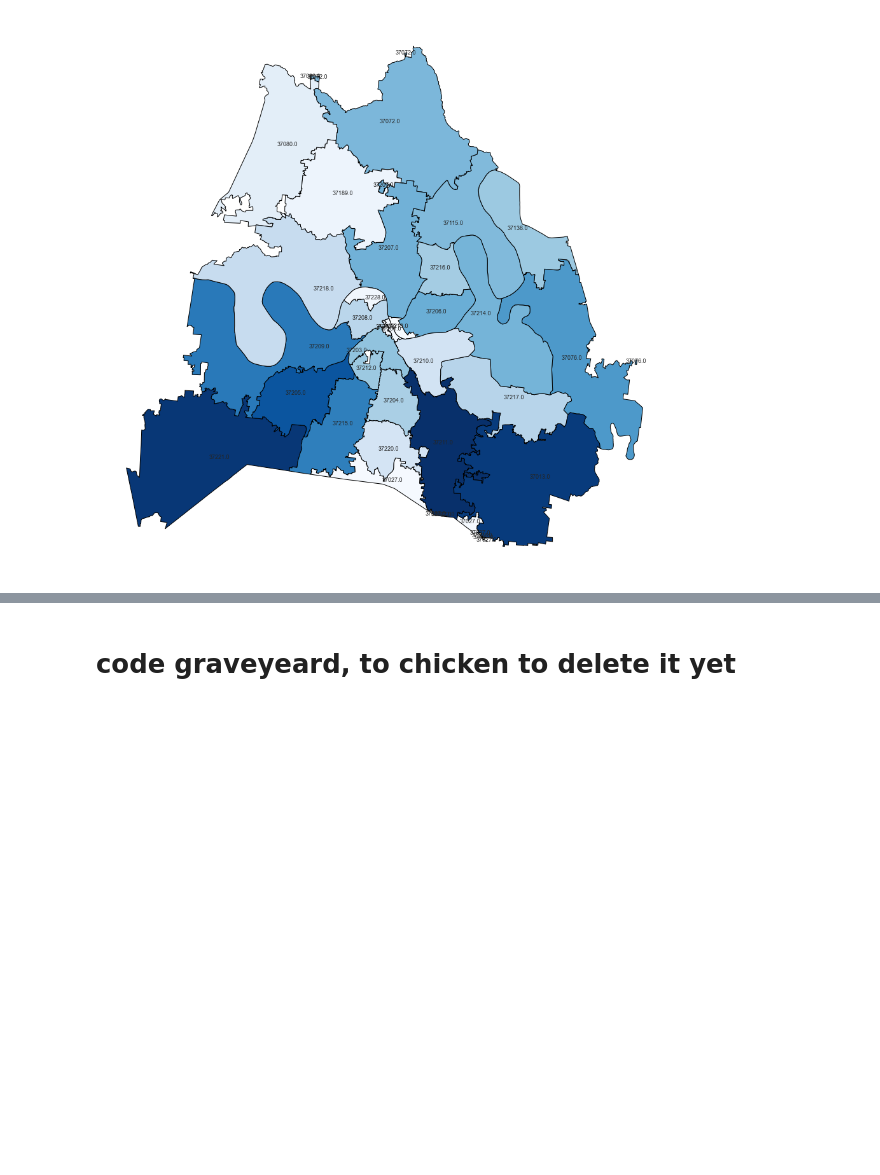
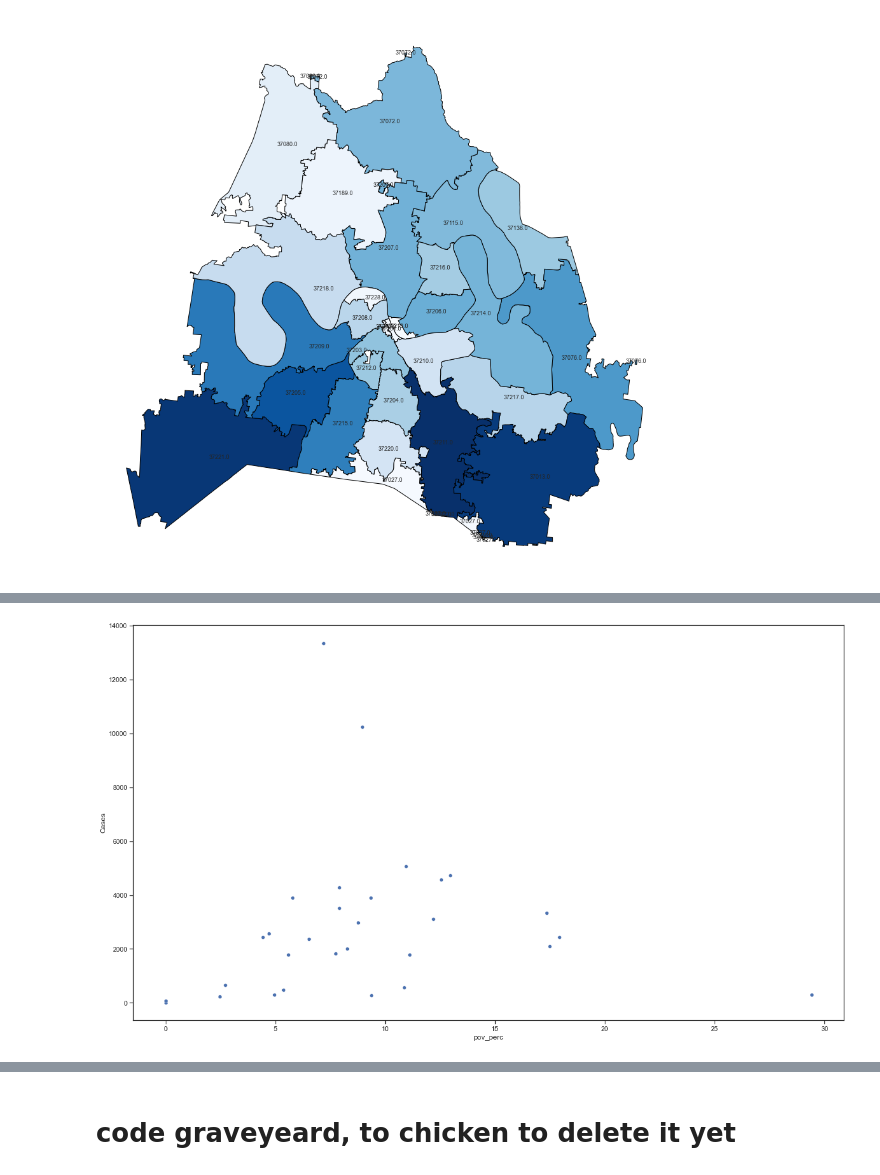
Before and after one commit to Chericehere/nash-covid-cases-vaccines-sky_cranes, a Jupyter notebook: covid.ipynb, the cells around one changed output, grey strips where cells are left out. Drawn from its saved outputs; the diff is of its cells as text; code cells hidden in the pictures; blank space fills up the shorter version.

```diff
--- a/covid.ipynb
+++ b/covid.ipynb
@@ -416,0 +410,5 @@ for idx, row in case_zip_map.iterrows():
+# %%
+sns.scatterplot(data=y_pov, x="pov_perc", y="Cases")
+labels=True
+# %% [output]
+[figure, added]
```
Also changed, not shown: parts of 15 cells of this notebook.
